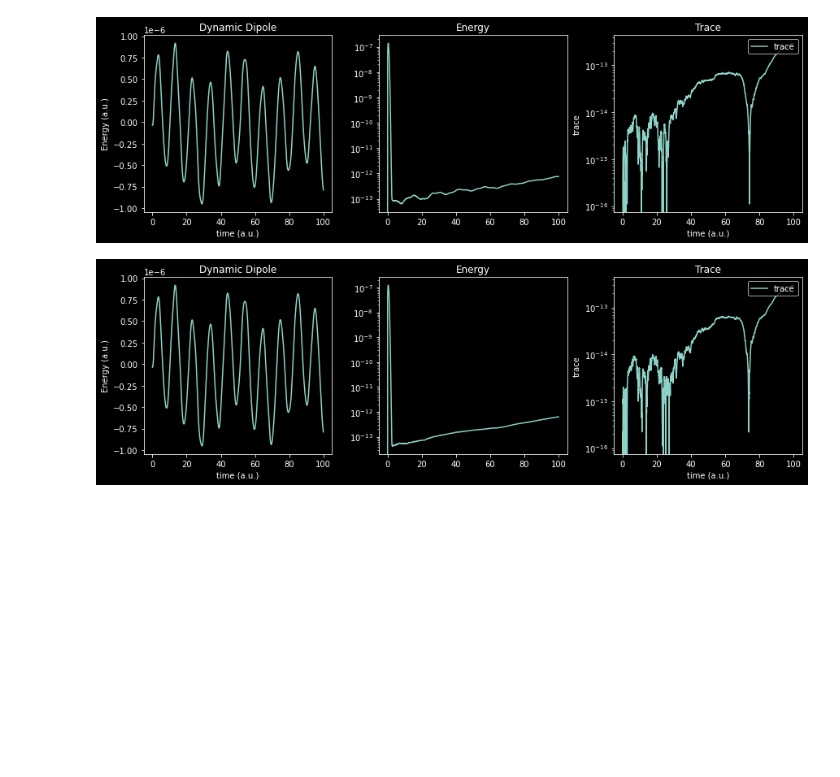
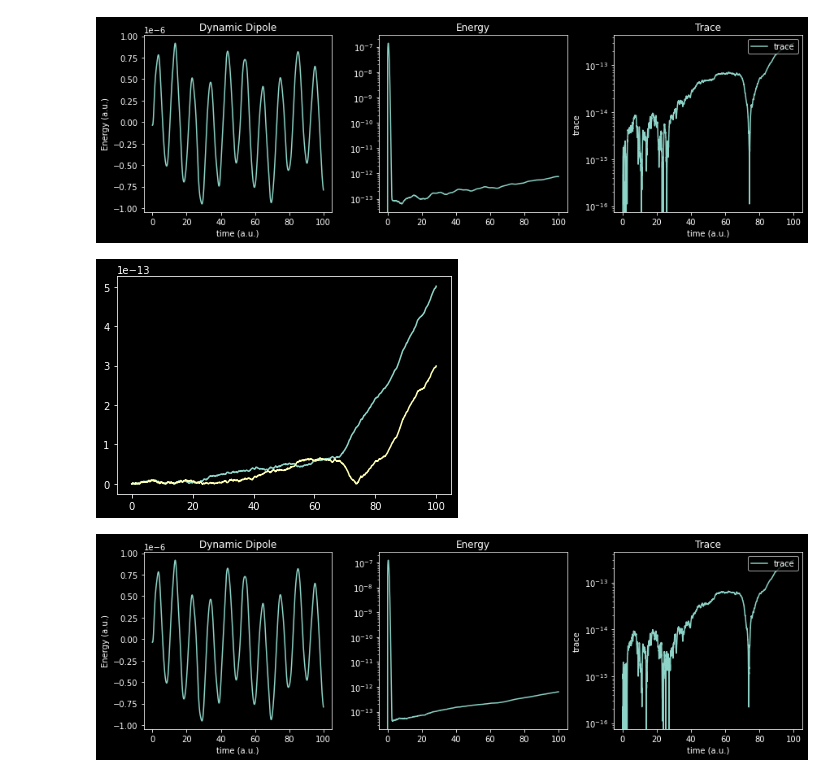
Before and after one commit to jcandane/RTHF, a Jupyter notebook: RTHF.ipynb, the cells around one changed output. Cells and saved outputs as stored; diff of their text form; code cells hidden in the pictures; blank space fills up the shorter version.

Commit message:
rthf

```diff
--- a/RTHF.ipynb
+++ b/RTHF.ipynb
@@ -123,13 +126,15 @@ def RTHF_dipole(Ca, Cb, DA_mo, DB_mo, H1, H2, E_t, dipole, dt):
 
     return DA_mo, DB_mo, Davg, d_tx
 
-def RTHF(Ca, Cb, DA_mo, DB_mo, H1, H2, E_t, dipole, dt):
+def RTHF(Ca, Cb, DA_mo, DB_mo, H1, H2, E_t, dipole, dt, current=False):
 
     tsteps = len(E_t)
     d_tx   = np.zeros((tsteps, 3))
     energy = np.zeros(tsteps)
     trace  = np.zeros(tsteps)
-    D_out  = np.zeros((tsteps, 2, len(Ca), len(Ca)), dtype=np.complex128)
+    Davg   = np.zeros((2, len(Ca), len(Ca)), dtype=np.complex128)
+    if current:
+        D_out  = np.zeros((tsteps, 2, len(Ca), len(Ca)), dtype=np.complex128)
     for step in tqdm(range(tsteps)):
         t = (step) * dt
 
@@ -139,10 +144,13 @@ def RTHF(Ca, Cb, DA_mo, DB_mo, H1, H2, E_t, dipole, dt):
 
         #### probe
         DD           = ( DA_ao + DB_ao ).real
-        D_out[step]  = np.array([DA_ao, DB_ao])
+        #D_out[step]  = np.array([DA_ao, DB_ao])
+        Davg += np.array([DA_ao, DB_ao])
         d_tx[step]   = np.array([np.trace(dipole[0] @ DD), np.trace(dipole[1] @ DD), np.trace(dipole[2] @ DD)])
         trace[step]  = np.trace(DA_mo.real + DA_mo.real)
         energy[step] = np.trace((H1 + Fa_ao) @ DA_ao/2).real + np.trace((H1 + Fb_ao) @ (DB_ao/2)).real
+        if current:
+            D_out[step]  = np.array([DA_mo, DB_mo])
 
         #### unitary propagators
         UA  = Expm( -1j*(dt)*FA_mo )
@@ -152,10 +160,12 @@ def RTHF(Ca, Cb, DA_mo, DB_mo, H1, H2, E_t, dipole, dt):
         DB_mo = (UB) @ DB_mo @ ((UB).conj().T)
 
     d_tx -= np.einsum("tx -> x", d_tx)/len(d_tx)
+    if current:
+        return D_out, Davg, d_tx, trace, energy
+    else:
+        return Davg, d_tx, trace, energy
 
-    return D_out, d_tx, trace, energy
-
-def RTHF_setup(uhf_pyscf, D=None, dt=0.002, dT=100, field=None):
+def RTHF_setup(uhf_pyscf, D=None, dt=0.002, dT=100, field=None, current=False):
     """
     GIVEN:  dt (electronic time-step),
             dT (nuclei time-step),
@@ -186,9 +196,12 @@ def RTHF_setup(uhf_pyscf, D=None, dt=0.002, dT=100, field=None):
     H1    += (uhf_pyscf.mol).intor("int1e_nuc")
     H2     = (uhf_pyscf.mol).intor("int2e") ###!! dont calculate!!
 
-    Dao_out, d_tx, trace, energy = RTHF(Ca, Cb, DA_mo, DB_mo, H1, H2, field, dipole, dt)
-
-    return t, d_tx, energy, trace, Dao_out
+    if current:
+        D_tspq, Dao_out, d_tx, trace, energy = RTHF(Ca, Cb, DA_mo, DB_mo, H1, H2, field, dipole, dt, current=True)
+        return t, d_tx, energy, trace, D_tspq, Dao_out
+    else:
+        Dao_out, d_tx, trace, energy = RTHF(Ca, Cb, DA_mo, DB_mo, H1, H2, field, dipole, dt, current=False)
+        return t, d_tx, energy, trace, Dao_out
 
 def RTHF_setup_old(uhf_pyscf, D=None, dt=0.002, dT=100, field=None):
 
@@ -326,7 +339,15 @@ fig.show()
 [figure]
 # %%
 t      = np.arange(0, 100, 0.02)
-t, d_tx, energy, trace, Dao_out = RTHF_setup(UHF_pyscf, dt=0.02, dT=100, field=field3.getEE(t))
+t, d_tx, energy, trace, j, Dao_out = RTHF_setup(UHF_pyscf, dt=0.02, dT=100, field=field3.getEE(t), current=True)
+# %%
+tracess = np.sum( np.trace(j, axis1=2, axis2=3), axis=1)
+
+plt.plot(t, np.abs(tracess/tracess[0] -1))
+plt.plot(t, np.abs(trace/trace[0] -1))
+plt.show()
+# %% [output]
+[figure, added]
 # %%
 fig, (ax1, ax2, ax3) = plt.subplots(1, 3)
 fig.subplots_adjust(hspace=0.01, wspace=0.25, right=2)
```
Also changed, not shown: parts of 2 cells of this notebook.
